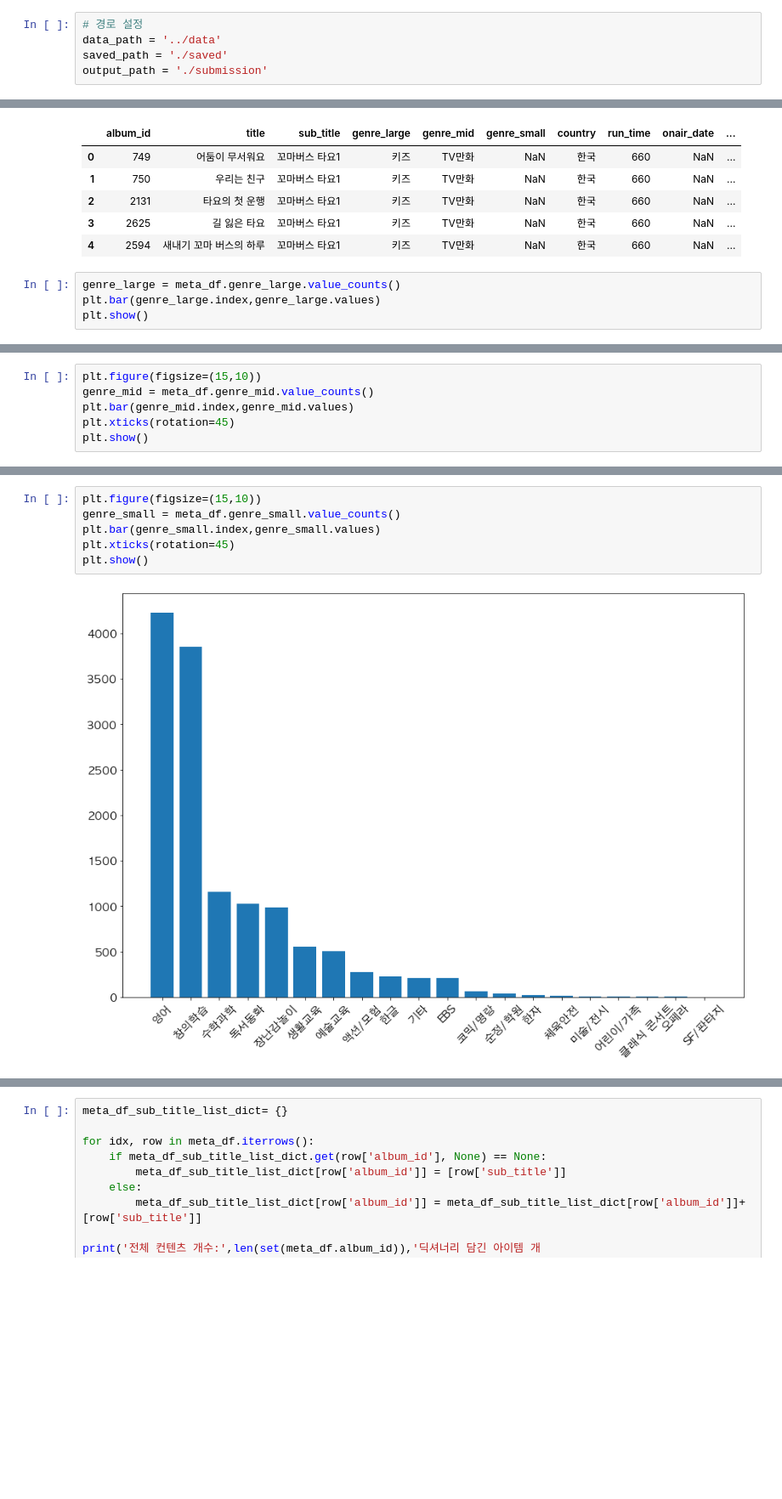
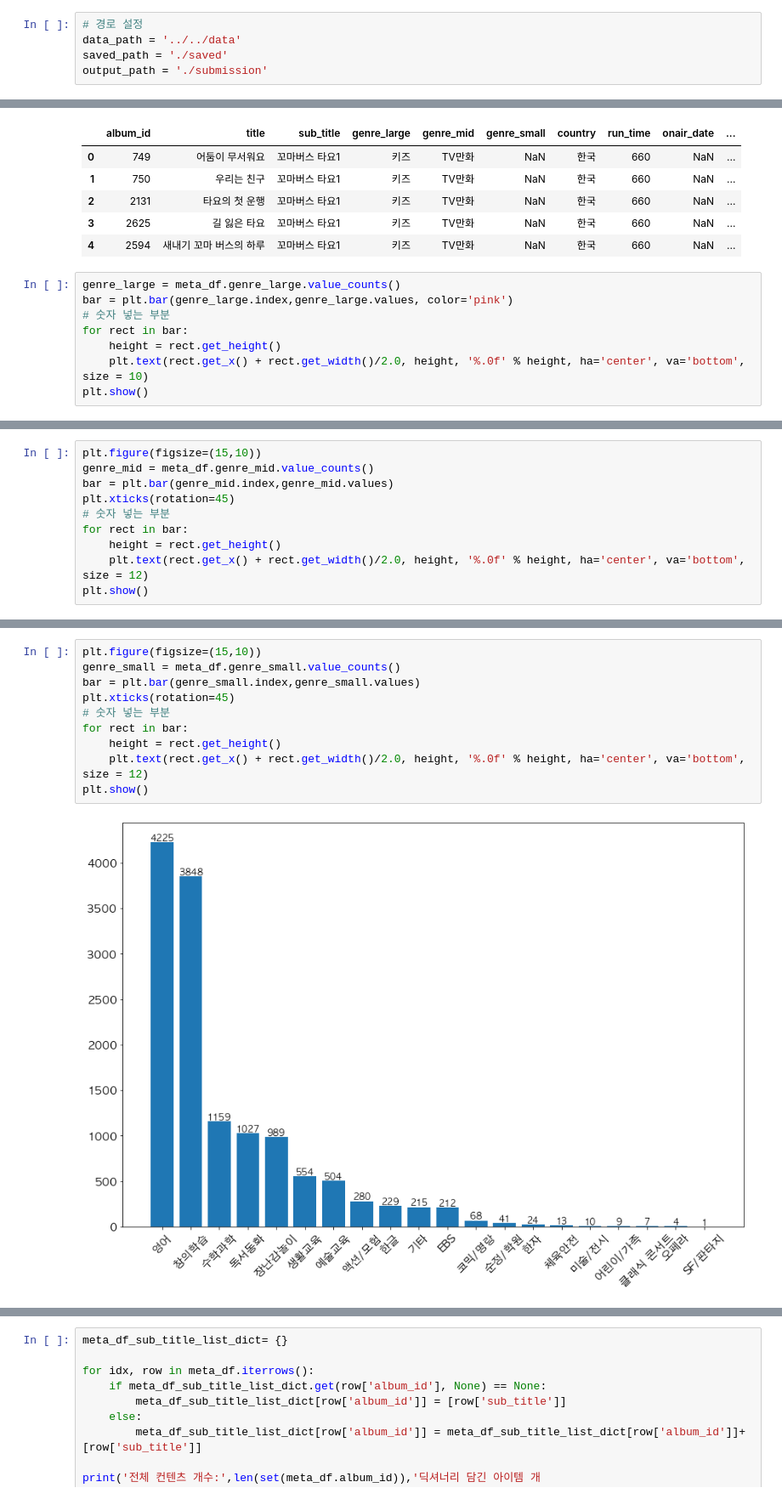
Before and after one commit to jinsuc28/lg-children-country-recommend, a Jupyter notebook: EDA/JS/EDA.ipynb, the cells around one changed output, grey strips where cells are left out. Shown: that part at 85% size. Saved outputs shown, nothing was run; the diff lists cells and outputs as text; blank space fills up the shorter version.

```diff
--- a/EDA/JS/EDA.ipynb
+++ b/EDA/JS/EDA.ipynb
@@ -23,7 +23,7 @@ plt.rcParams['axes.unicode_minus'] = False
 plt.rcParams["font.size"] = 15
 # %%
 # 경로 설정
-data_path = '../data'
+data_path = '../../data'
 saved_path = './saved'
 output_path = './submission'
 # %% [markdown]
@@ -381,6 +320,10 @@ meta_df.head()
 | 4 | 2594 | 새내기 꼬마 버스의 하루 | 꼬마버스 타요1 | 키즈 | TV만화 | NaN | 한국 | 660 | NaN | ... |
 # %%
 genre_large = meta_df.genre_large.value_counts()
-plt.bar(genre_large.index,genre_large.values)
+bar = plt.bar(genre_large.index,genre_large.values, color='pink')
+# 숫자 넣는 부분
+for rect in bar:
+    height = rect.get_height()
+    plt.text(rect.get_x() + rect.get_width()/2.0, height, '%.0f' % height, ha='center', va='bottom', size = 10)
 plt.show()
 # %% [output]
@@ -388,7 +331,11 @@ plt.show()
 # %%
 plt.figure(figsize=(15,10))
 genre_mid = meta_df.genre_mid.value_counts()
-plt.bar(genre_mid.index,genre_mid.values)
+bar = plt.bar(genre_mid.index,genre_mid.values)
 plt.xticks(rotation=45)
+# 숫자 넣는 부분
+for rect in bar:
+    height = rect.get_height()
+    plt.text(rect.get_x() + rect.get_width()/2.0, height, '%.0f' % height, ha='center', va='bottom', size = 12)
 plt.show()
 # %% [output]
@@ -396,8 +343,12 @@ plt.show()
 # %%
 plt.figure(figsize=(15,10))
 genre_small = meta_df.genre_small.value_counts()
-plt.bar(genre_small.index,genre_small.values)
+bar = plt.bar(genre_small.index,genre_small.values)
 plt.xticks(rotation=45)
+# 숫자 넣는 부분
+for rect in bar:
+    height = rect.get_height()
+    plt.text(rect.get_x() + rect.get_width()/2.0, height, '%.0f' % height, ha='center', va='bottom', size = 12)
 plt.show()
 # %% [output]
-[figure, old version]
+[figure, new version]
```
Also changed, not shown: parts of 55 cells of this notebook.
